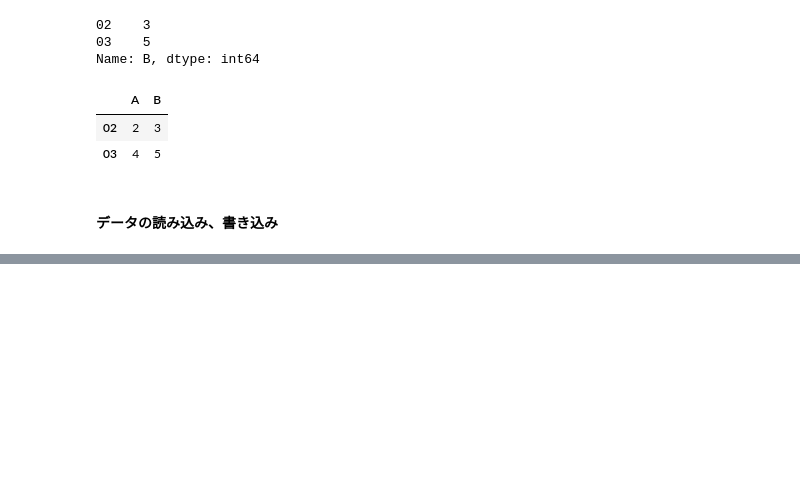
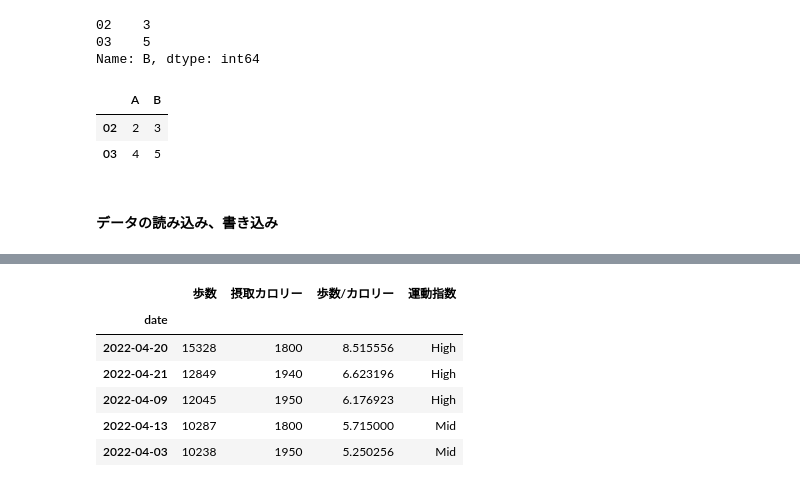
Before and after one commit to Apoaporon/python_study, a Jupyter notebook: python_study_pandas.ipynb, the cells around one changed output, grey strips where cells are left out. Drawn from its saved outputs; the diff is of its cells as text; code cells hidden in the pictures; blank space fills up the shorter version.

```diff
--- a/python_study_pandas.ipynb
+++ b/python_study_pandas.ipynb
@@ -213,0 +284,9 @@ ImportError: Missing optional dependency 'lxml'.  Use pip or conda to install lx
+# %%
+# 列の追加
+df.loc[:, "date"] = df.loc[:, "日付"].apply(pd.to_datetime)
+# 型の変換
+df.loc[:, "摂取カロリー"] = df.loc[:,"摂取カロリー"].astype(np.float32)
+# index名の変更 特定の列の要素をindexに置き換えることが可能　index名を列名に持ってくることもできる
+df = df.set_index("date")
+print(df.dtypes)
+df.head()
@@ -213,0 +305,7 @@ ImportError: Missing optional dependency 'lxml'.  Use pip or conda to install lx
+# %%
+# 並べ替え
+df = df.sort_values(by="歩数")
+display(df.head())
+# 降順
+df = df.sort_values(by="歩数", ascending=False)
+display(df.head())
@@ -213,0 +327,4 @@ ImportError: Missing optional dependency 'lxml'.  Use pip or conda to install lx
+# %%
+# 不要カラムの削除
+df = df.drop("日付", axis=1)
+df.tail()
@@ -213,0 +339,4 @@ ImportError: Missing optional dependency 'lxml'.  Use pip or conda to install lx
+# %%
+# 計算結果の列追加
+df.loc[:, "歩数/カロリー"] = (df.loc[:, "歩数"]/df.loc[:, "摂取カロリー"])
+df.head()
@@ -213,0 +351,21 @@ ImportError: Missing optional dependency 'lxml'.  Use pip or conda to install lx
+# %%
+# 関数の適用などもできる
+def exercise_judge(ex):
+    if ex <= 3.0:
+        return "Low"
+    elif 3.0 < ex <= 6.0:
+        return "Mid"
+    else:
+        return "High"
+
+# 関数の適用も可能
+df.loc[:, "運動指数"] = df.loc[:, "歩数/カロリー"].apply(exercise_judge)
+df.head()
+# %% [output]
+|  | 歩数 | 摂取カロリー | 歩数/カロリー | 運動指数 |
+| date |  |  |  |  |
+| 2022-04-20 | 15328 | 1800 | 8.515556 | High |
+| 2022-04-21 | 12849 | 1940 | 6.623196 | High |
+| 2022-04-09 | 12045 | 1950 | 6.176923 | High |
+| 2022-04-13 | 10287 | 1800 | 5.715000 | Mid |
+| 2022-04-03 | 10238 | 1950 | 5.250256 | Mid |
```
Also changed, not shown: parts of 28 cells of this notebook, 1 other file.
